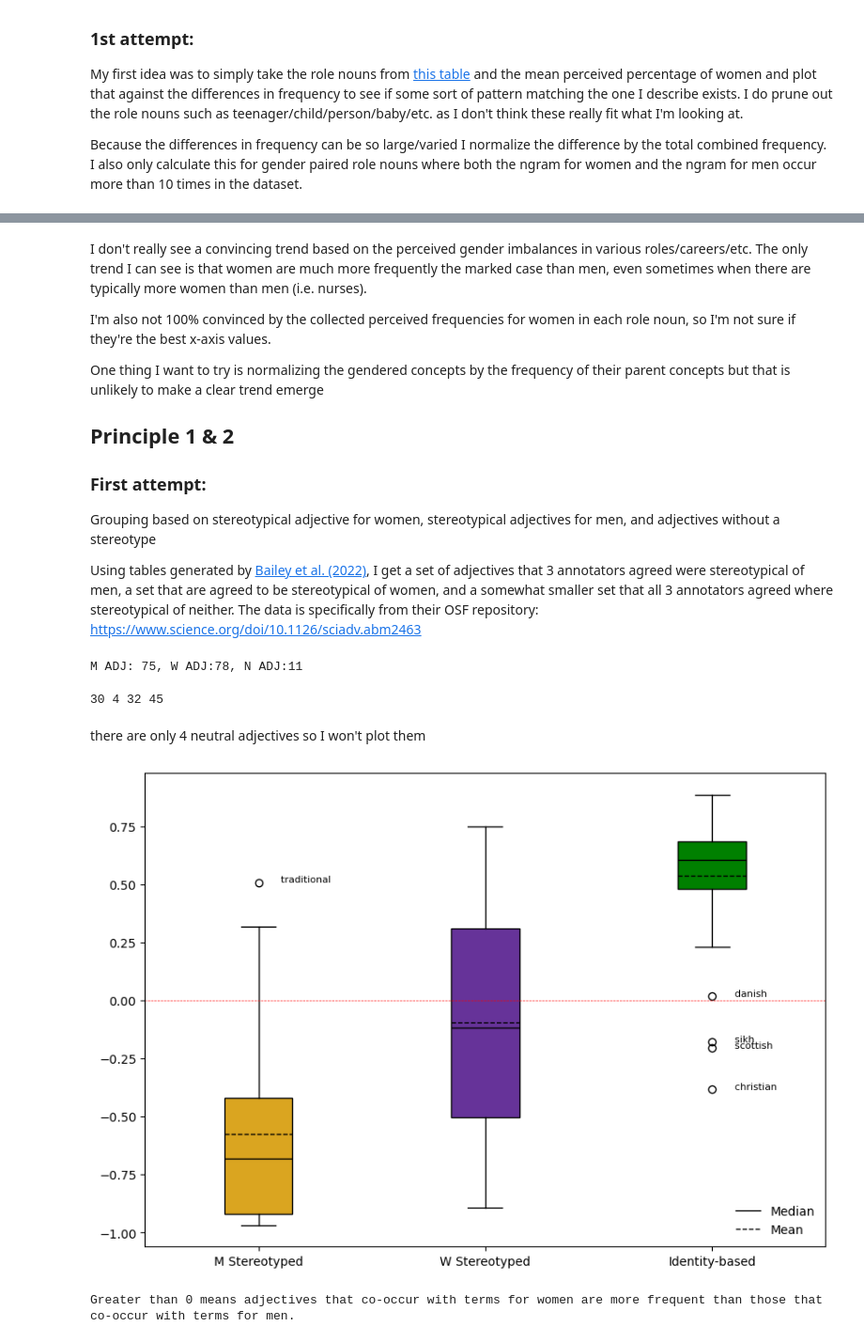
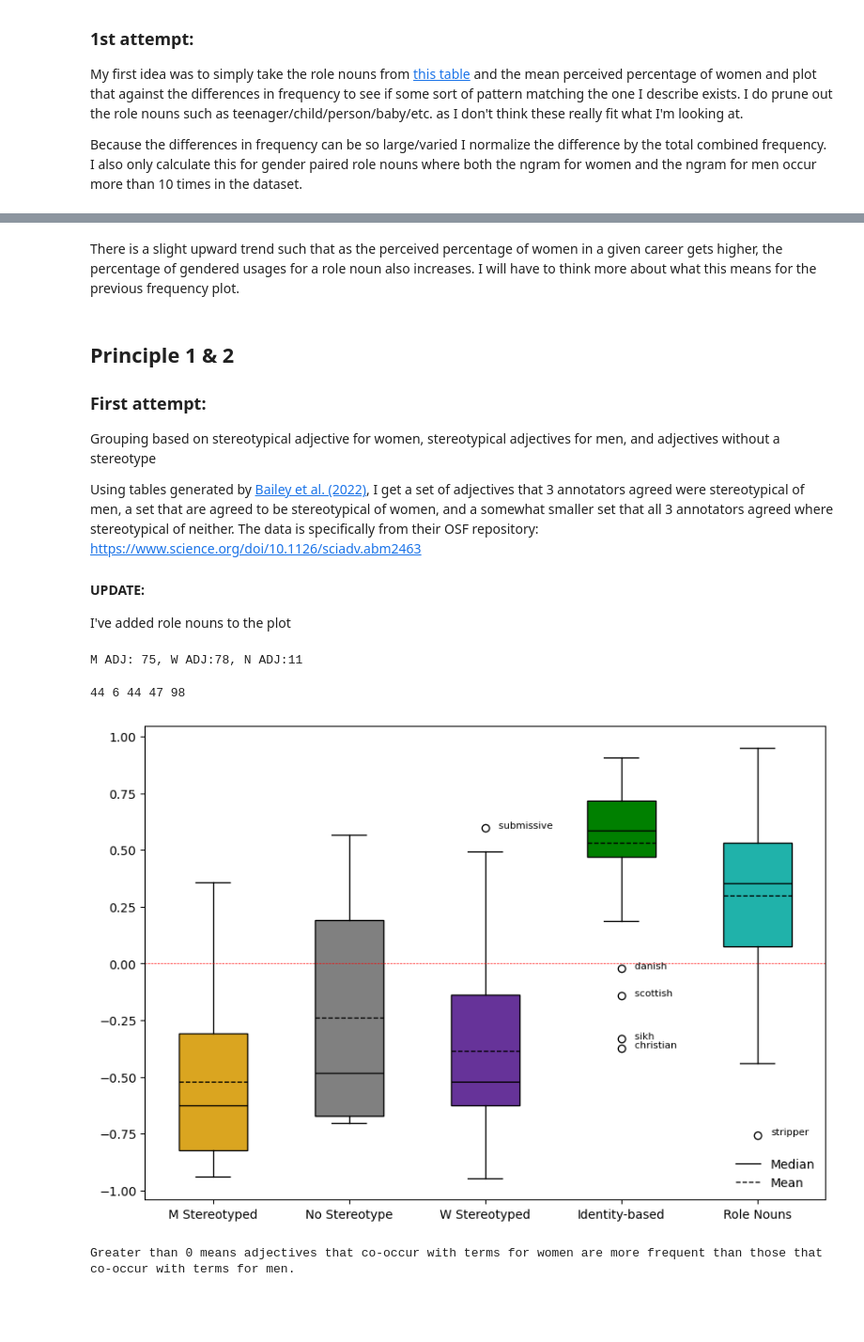
Before and after one commit to katie-warburton/Exploring-Biases-in-Gendered-Categories, a Jupyter notebook: Predicting Markedness/Predicting Frequency Asymmetries.ipynb, the cells around one changed output, grey strips where cells are left out. Shown at 94% size. Drawn from its saved outputs; the diff is of its cells as text; code cells hidden in the pictures; blank space fills up the shorter version.

```diff
--- a/Predicting Markedness/Predicting Frequency Asymmetries.ipynb
+++ b/Predicting Markedness/Predicting Frequency Asymmetries.ipynb
@@ -43,4 +51,7 @@ df_all = pd.read_csv('../Data/Syntactic Ngram/all_gendered_nps.csv', sep='\t')
 My first idea was to simply take the role nouns from [this table](https://link.springer.com/article/10.3758/s13428-013-0409-z/tables/3) and the mean perceived percentage of women and  plot that against the differences in frequency to see if some sort of pattern matching the one I describe exists. I do prune out the role nouns such as teenager/child/person/baby/etc. as I don't think these really fit what I'm looking at.
 
 Because the differences in frequency can be so large/varied I normalize the difference by the total combined frequency. I also only calculate this for gender paired role nouns where both the ngram for women and the ngram for men occur more than 10 times in the dataset.
+# %%
+from nltk.stem import WordNetLemmatizer
+lemmatizer = WordNetLemmatizer()
 # %%
@@ -103,0 +170,17 @@ Total role nouns: 88
+# %%
+fig = plt.figure(figsize=(10, 5))
+ax = fig.add_subplot(111)
+col = np.where(np.array(freq_diffs_1) > 0, 'rebeccapurple', np.where(np.array(freq_diffs_1) < 0, 'goldenrod', 'gray'))
+plt.scatter(percent_w_1, prop_gendered, c=col, alpha=0.75)
+ax.spines[['right', 'top']].set_visible(False)
+for i, txt in enumerate(labels_1):
+    if i%7 == 0 or prop_gendered[i] > 0.07:
+        ax.text(percent_w_1[i], prop_gendered[i], txt, fontsize=8)
+plt.xlim(0, 1)
+plt.margins(x=0)
+plt.tight_layout()
+plt.ylabel('Percent gendered (log scale)')
+plt.yscale('log')
+plt.xlabel('Perceived percentage of women for a given role noun')
+plt.savefig('role_nouns.jpeg', dpi=400)
+print('Total role nouns:', len(labels_1))
@@ -104,17 +190,14 @@ Total role nouns: 88
+# %% [markdown]
+There is a slight upward trend such that as the perceived percentage of women in a given career gets higher, the percentage of gendered usages for a role noun also increases. I will have to think more about what this means for the previous frequency plot.
 # %% [markdown]
-I don't really see a convincing trend based on the perceived gender imbalances in various roles/careers/etc. The only trend I can see is that women are much more frequently the marked case than men, even sometimes when there are typically more women than men (i.e. nurses).
-
-
-I'm  also not 100% convinced by the collected perceived frequencies for women in each role noun, so I'm not sure if they're the best x-axis values.
-
-One thing I want to try is normalizing the gendered concepts by the frequency of their parent concepts but that is unlikely to make a clear trend emerge
-
-
 ## Principle 1 & 2
 ### First attempt:
 Grouping based on stereotypical adjective for women, stereotypical adjectives for men, and adjectives without a stereotype
 
 Using tables generated by [Bailey et al. (2022)](https://www.science.org/doi/10.1126/sciadv.abm2463), I get a set of adjectives that 3 annotators agreed were stereotypical of men, a set that are agreed to be stereotypical of women, and a somewhat smaller set that all 3 annotators agreed where stereotypical of neither. The data is specifically from their OSF repository: https://www.science.org/doi/10.1126/sciadv.abm2463
+
+#### UPDATE:
+I've added role nouns to the plot
 # %%
 df_adjectives_1 = pd.read_csv('Study2A_designations_1of2.csv')
 df_adjectives_2 = pd.read_csv('Study2A_designations_2of2.csv')
@@ -138,9 +221,9 @@ adj_n = []
 adj_i = []
 labels_m, labels_w, labels_n, labels_i = [], [], [], []
 for adj in male_stereotyped + female_stereotyped + neutral + identity_based:
-    term_m = adj + '<M>'
-    term_w = adj + '<W>'
-    label = adj
+    term_m = lemmatizer.lemmatize(adj) + '<M>'
+    term_w = lemmatizer.lemmatize(adj) + '<W>'
+    label = lemmatizer.lemmatize(adj)
     freq_w = sum(df_all[df_all['PHRASE'] == term_w]['FREQ'].values)
     freq_m = sum(df_all[df_all['PHRASE'] == term_m]['FREQ'].values)
     if freq_w < 5 or freq_m < 5:
@@ -165,43 +248,41 @@ for adj in male_stereotyped + female_stereotyped + neutral + identity_based:
             adj_i.append(norm_diff)
             labels_i.append(label)
 
-print(len(adj_m),  len(adj_n), len(adj_w), len(adj_i))
+print(len(adj_m),  len(adj_n), len(adj_w), len(adj_i), len(freq_diffs_1))
 # %% [output]
-30 4 32 45
+44 6 44 47 98
 # %%
-data = [adj_m, adj_w, adj_i]
-labels = [labels_m, labels_w, labels_i]
+data = [adj_m, adj_n, adj_w, adj_i, freq_diffs_1]
+labels = [labels_m, labels_n, labels_w, labels_i, labels_1]
-# %% [markdown]
-there are only 4 neutral adjectives so I won't plot them
 # %%
 fig, ax = plt.subplots(1, 1, figsize =(10, 7))
 
 # Creating plot
 bp = ax.boxplot(data, patch_artist = True, showmeans=True, meanline=True, meanprops={'color':'black', 'linewidth':1})
-plt.xticks([1, 2, 3], ['M Stereotyped', 'W Stereotyped', 'Identity-based'])
-colors = ['goldenrod',   'rebeccapurple', 'green']
+plt.xticks([1, 2, 3, 4, 5], ['M Stereotyped', 'No Stereotype', 'W Stereotyped', 'Identity-based', 'Role Nouns'])
+colors = ['goldenrod',  'gray', 'rebeccapurple', 'green', 'lightseagreen']
 for patch, color in zip(bp['boxes'], colors):
     patch.set_facecolor(color)
 for median in bp['medians']:
     median.set(color ='black',
                linewidth = 1)
-ax.add_line(plt.Line2D([0, 4], [0, 0], color='red', linewidth=.5, linestyle='--'))
+ax.add_line(plt.Line2D([0, 6], [0, 0], color='red', linewidth=.5, linestyle='--'))
 # want a legend that shows the straight line is median and dashed is mean
 plt.legend(handles=[plt.Line2D([0], [0], color='black', linewidth=1, label='Median'), plt.Line2D([0], [0], color='black', linewidth=1, linestyle='--', label='Mean')], loc='lower right', frameon=False)
 
 for i in range(len(bp['fliers'])):
     outliers = bp['fliers'][i].get_ydata()
     for pt in outliers:
         idx = data[i].index(pt)
         label = labels[i][idx]
         ax.annotate(f'{label}', (i+1.1, pt), fontsize=8)
 
 
 # show plot
 plt.show()
 print('Greater than 0 means adjectives that co-occur with terms for women are more frequent than those that co-occur with terms for men.')
 # %% [output]
-[figure, old version]
+[figure, new version]
 Greater than 0 means adjectives that co-occur with terms for women are more frequent than those that co-occur with terms for men.
 # %%
 from scipy.stats import kruskal
```
Also changed, not shown: parts of 14 cells of this notebook, 20 other files.
